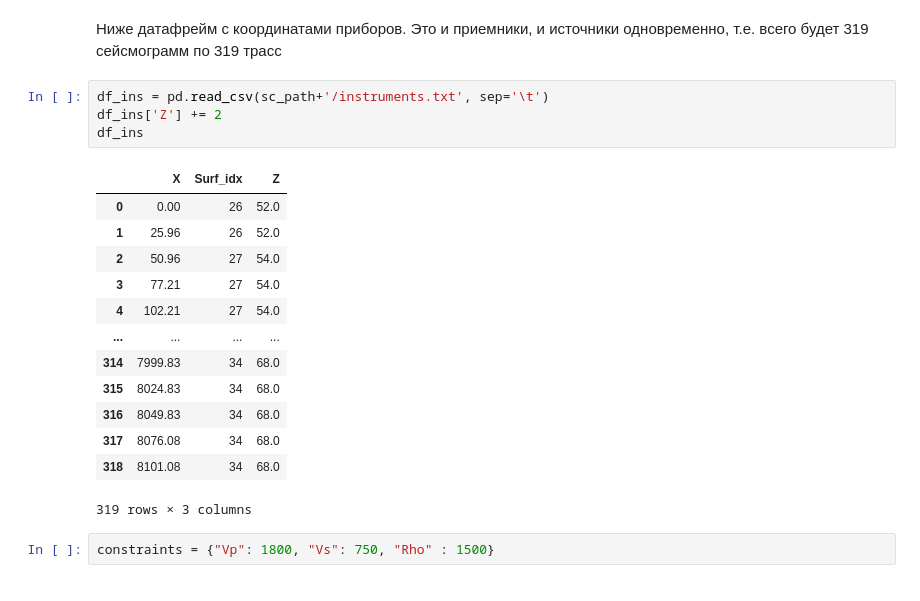
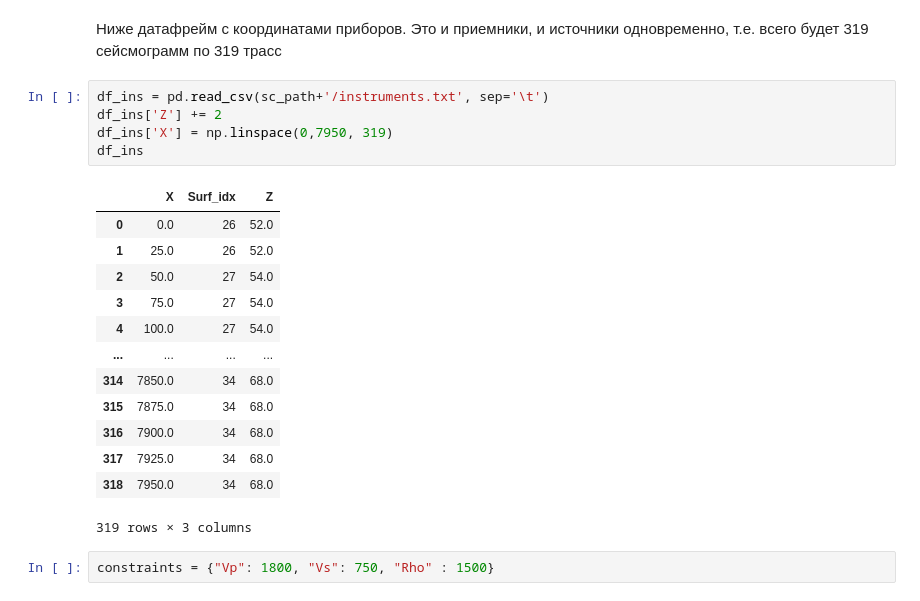
Before and after one commit to spaceswimmer/Seismic_modeling, a Jupyter notebook: 2d_vankor.ipynb, the cells around one changed output. Drawn from its saved outputs; the diff is of its cells as text.

```diff
--- a/2d_vankor.ipynb
+++ b/2d_vankor.ipynb
@@ -44,20 +72,21 @@ scenarios
 # %%
 df_ins = pd.read_csv(sc_path+'/instruments.txt', sep='\t')
 df_ins['Z'] += 2
+df_ins['X'] = np.linspace(0,7950, 319)
 df_ins
 # %% [output]
 |  | X | Surf_idx | Z |
-| 0 | 0.00 | 26 | 52.0 |
-| 1 | 25.96 | 26 | 52.0 |
-| 2 | 50.96 | 27 | 54.0 |
-| 3 | 77.21 | 27 | 54.0 |
-| 4 | 102.21 | 27 | 54.0 |
+| 0 | 0.0 | 26 | 52.0 |
+| 1 | 25.0 | 26 | 52.0 |
+| 2 | 50.0 | 27 | 54.0 |
+| 3 | 75.0 | 27 | 54.0 |
+| 4 | 100.0 | 27 | 54.0 |
 | ... | ... | ... | ... |
-| 314 | 7999.83 | 34 | 68.0 |
-| 315 | 8024.83 | 34 | 68.0 |
-| 316 | 8049.83 | 34 | 68.0 |
-| 317 | 8076.08 | 34 | 68.0 |
-| 318 | 8101.08 | 34 | 68.0 |
+| 314 | 7850.0 | 34 | 68.0 |
+| 315 | 7875.0 | 34 | 68.0 |
+| 316 | 7900.0 | 34 | 68.0 |
+| 317 | 7925.0 | 34 | 68.0 |
+| 318 | 7950.0 | 34 | 68.0 |
 319 rows × 3 columns
 # %%
 constraints = {"Vp": 1800, "Vs": 750, "Rho" : 1500}
```
Also changed, not shown: parts of 28 cells of this notebook.
